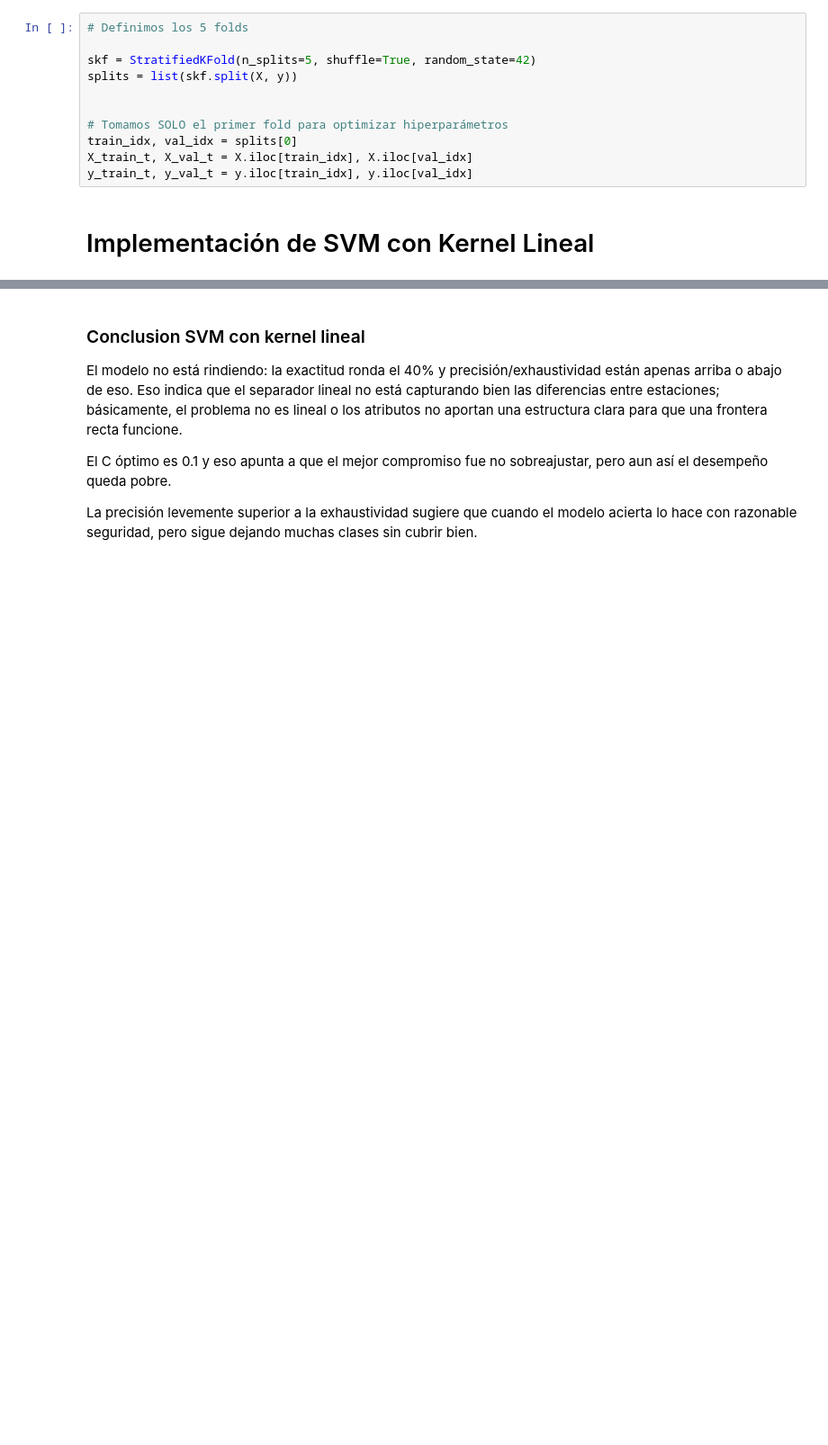
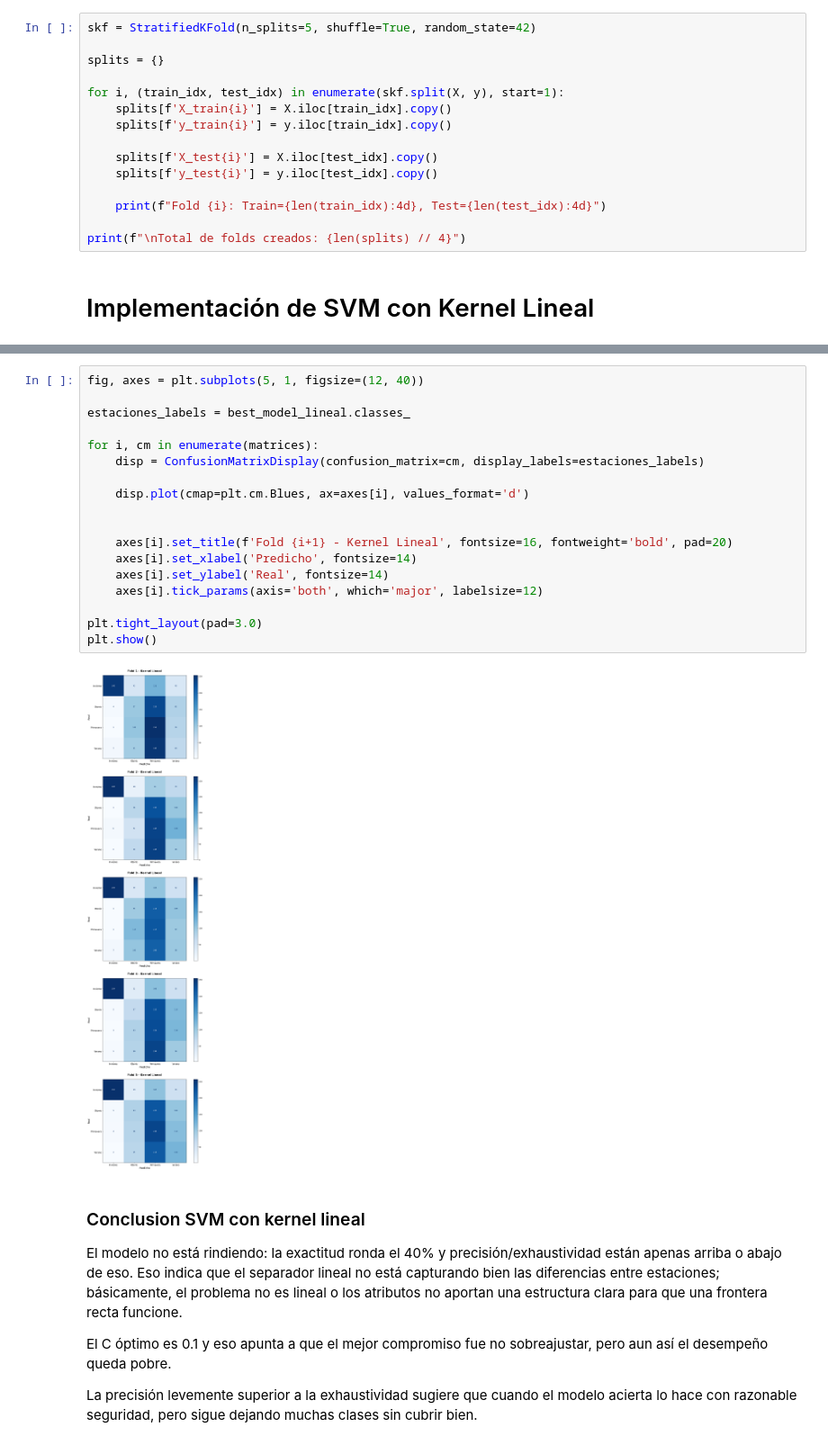
Before and after one commit to Fabrote/season-classifier, a Jupyter notebook: MD-TP3_TAPIA-PALACIO.ipynb, the cells around one changed output, grey strips where cells are left out. Shown at 90% size. Cells and saved outputs as stored; diff of their text form; blank space fills up the shorter version.

```diff
--- a/MD-TP3_TAPIA-PALACIO.ipynb
+++ b/MD-TP3_TAPIA-PALACIO.ipynb
@@ -482,16 +384,20 @@ preprocessor = ColumnTransformer(
     remainder='passthrough'
 )
 # %%
-# Definimos los 5 folds
+skf = StratifiedKFold(n_splits=5, shuffle=True, random_state=42)
 
-skf = StratifiedKFold(n_splits=5, shuffle=True, random_state=42)
-splits = list(skf.split(X, y))
+splits = {}
 
+for i, (train_idx, test_idx) in enumerate(skf.split(X, y), start=1):
+    splits[f'X_train{i}'] = X.iloc[train_idx].copy()
+    splits[f'y_train{i}'] = y.iloc[train_idx].copy()
 
-# Tomamos SOLO el primer fold para optimizar hiperparámetros
-train_idx, val_idx = splits[0]
-X_train_t, X_val_t = X.iloc[train_idx], X.iloc[val_idx]
-y_train_t, y_val_t = y.iloc[train_idx], y.iloc[val_idx]
+    splits[f'X_test{i}'] = X.iloc[test_idx].copy()
+    splits[f'y_test{i}'] = y.iloc[test_idx].copy()
+
+    print(f"Fold {i}: Train={len(train_idx):4d}, Test={len(test_idx):4d}")
+
+print(f"\nTotal de folds creados: {len(splits) // 4}")
 # %% [markdown]
 # Implementación de SVM con Kernel Lineal
 # %%
@@ -555,3 +482,23 @@ Exhaustividad promedio: 0.38919585969496817
+# %%
+fig, axes = plt.subplots(5, 1, figsize=(12, 40))
+
+estaciones_labels = best_model_lineal.classes_
+
+for i, cm in enumerate(matrices):
+    disp = ConfusionMatrixDisplay(confusion_matrix=cm, display_labels=estaciones_labels)
+
+    disp.plot(cmap=plt.cm.Blues, ax=axes[i], values_format='d')
+
+
+    axes[i].set_title(f'Fold {i+1} - Kernel Lineal', fontsize=16, fontweight='bold', pad=20)
+    axes[i].set_xlabel('Predicho', fontsize=14)
+    axes[i].set_ylabel('Real', fontsize=14)
+    axes[i].tick_params(axis='both', which='major', labelsize=12)
+
+plt.tight_layout(pad=3.0)
+plt.show()
+# %% [output]
+[figure, added]
 # %% [markdown]
 ### Conclusion SVM con kernel lineal
 
```
Also changed, not shown: parts of 30 cells of this notebook.
